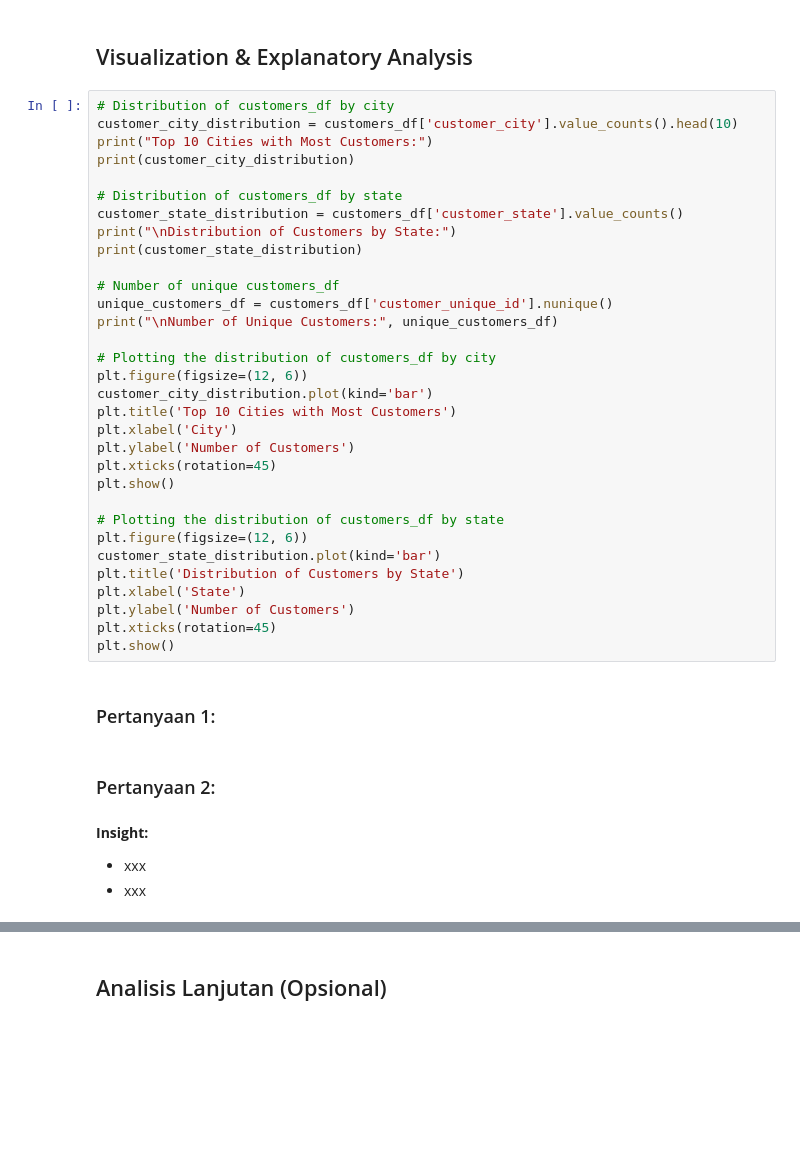
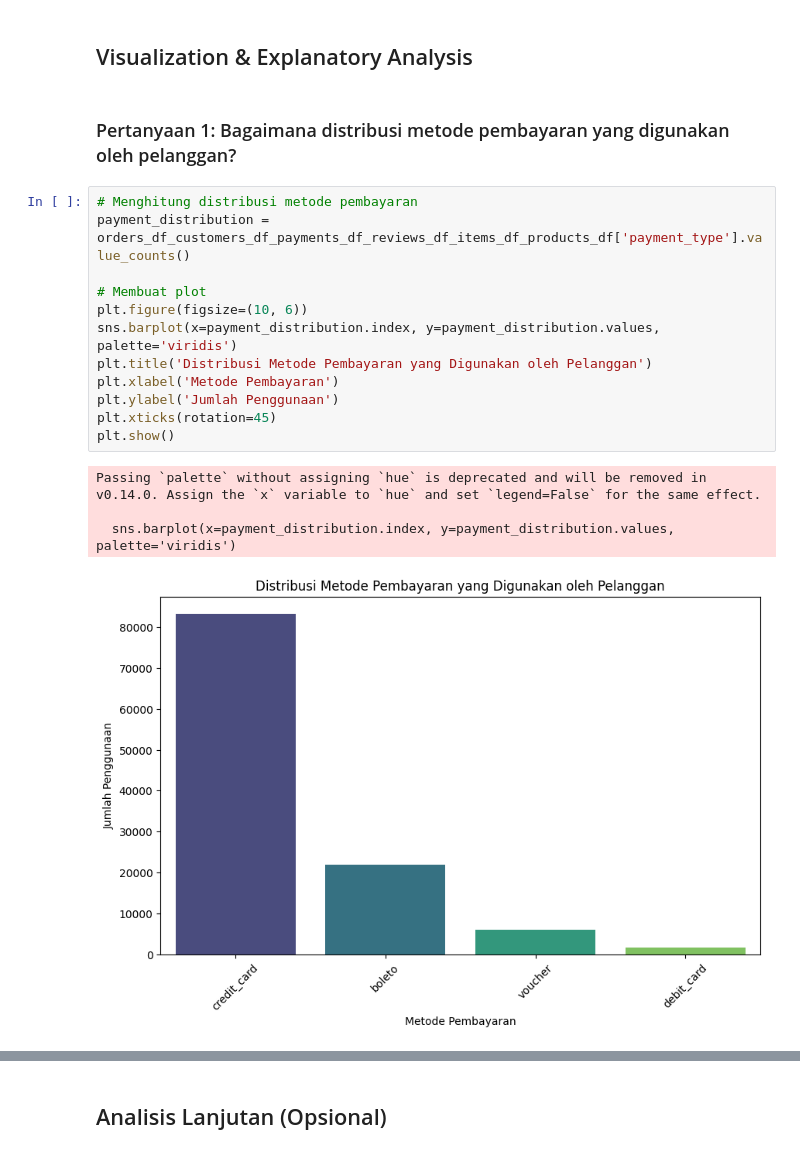
Before and after one commit to huda16/proyek-analisis-data-dicoding, a Jupyter notebook: Proyek_Analisis_Data.ipynb, the cells around one changed output, grey strips where cells are left out. Saved outputs shown, nothing was run; the diff lists cells and outputs as text; blank space fills up the shorter version.

```diff
--- a/Proyek_Analisis_Data.ipynb
+++ b/Proyek_Analisis_Data.ipynb
@@ -1343,43 +1398,22 @@ final_df.to_csv("./dataset/final_dataframe.csv", index=False)
 - xxx
 # %% [markdown]
 ## Visualization & Explanatory Analysis
-# %%
-# Distribution of customers_df by city
-customer_city_distribution = customers_df['customer_city'].value_counts().head(10)
-print("Top 10 Cities with Most Customers:")
-print(customer_city_distribution)
-
-# Distribution of customers_df by state
-customer_state_distribution = customers_df['customer_state'].value_counts()
-print("\nDistribution of Customers by State:")
-print(customer_state_distribution)
-
-# Number of unique customers_df
-unique_customers_df = customers_df['customer_unique_id'].nunique()
-print("\nNumber of Unique Customers:", unique_customers_df)
-
-# Plotting the distribution of customers_df by city
-plt.figure(figsize=(12, 6))
-customer_city_distribution.plot(kind='bar')
-plt.title('Top 10 Cities with Most Customers')
-plt.xlabel('City')
-plt.ylabel('Number of Customers')
-plt.xticks(rotation=45)
-plt.show()
-
-# Plotting the distribution of customers_df by state
-plt.figure(figsize=(12, 6))
-customer_state_distribution.plot(kind='bar')
-plt.title('Distribution of Customers by State')
-plt.xlabel('State')
-plt.ylabel('Number of Customers')
-plt.xticks(rotation=45)
-plt.show()
-# %% [markdown]
-### Pertanyaan 1:
-# %% [markdown]
-### Pertanyaan 2:
-# %% [markdown]
-**Insight:**
-- xxx
-- xxx
+# %% [markdown]
+### Pertanyaan 1: Bagaimana distribusi metode pembayaran yang digunakan oleh pelanggan?
+# %%
+# Menghitung distribusi metode pembayaran
+payment_distribution = orders_df_customers_df_payments_df_reviews_df_items_df_products_df['payment_type'].value_counts()
+
+# Membuat plot
+plt.figure(figsize=(10, 6))
+sns.barplot(x=payment_distribution.index, y=payment_distribution.values, palette='viridis')
+plt.title('Distribusi Metode Pembayaran yang Digunakan oleh Pelanggan')
+plt.xlabel('Metode Pembayaran')
+plt.ylabel('Jumlah Penggunaan')
+plt.xticks(rotation=45)
+plt.show()
+# %% [output]
+Passing `palette` without assigning `hue` is deprecated and will be removed in v0.14.0. Assign the `x` variable to `hue` and set `legend=False` for the same effect.
+
+  sns.barplot(x=payment_distribution.index, y=payment_distribution.values, palette='viridis')
+[figure, added]
```
Also changed, not shown: parts of 38 cells of this notebook, 4 other files.
